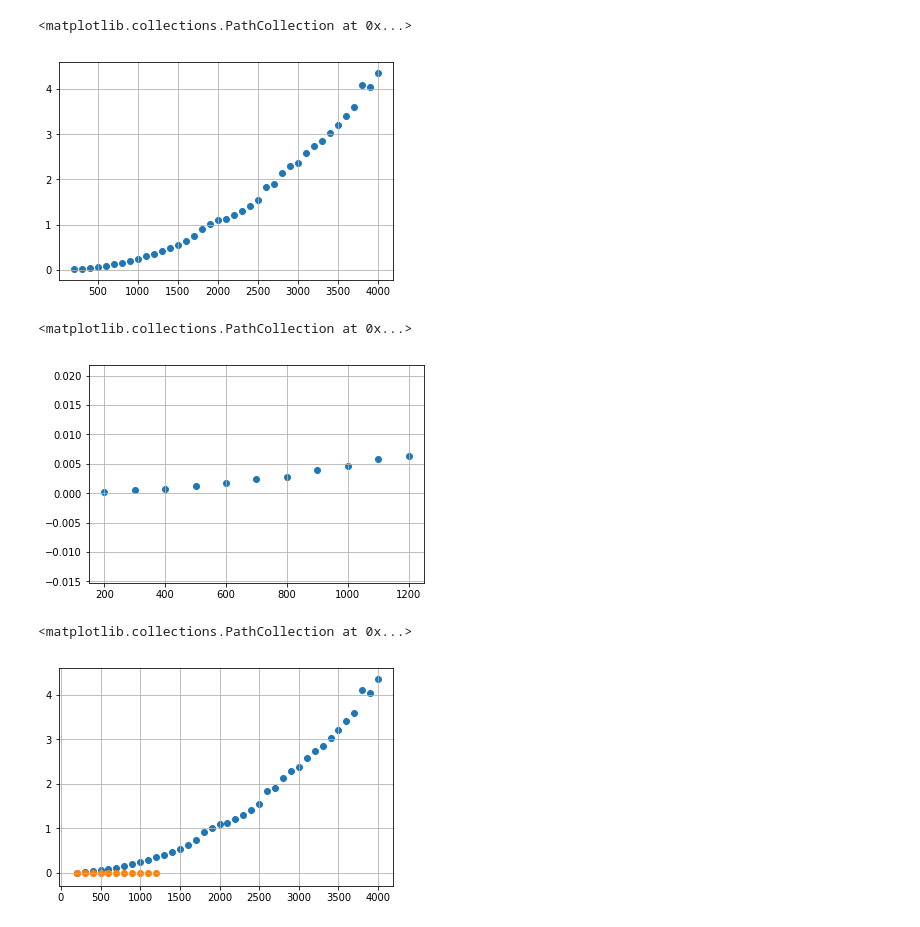
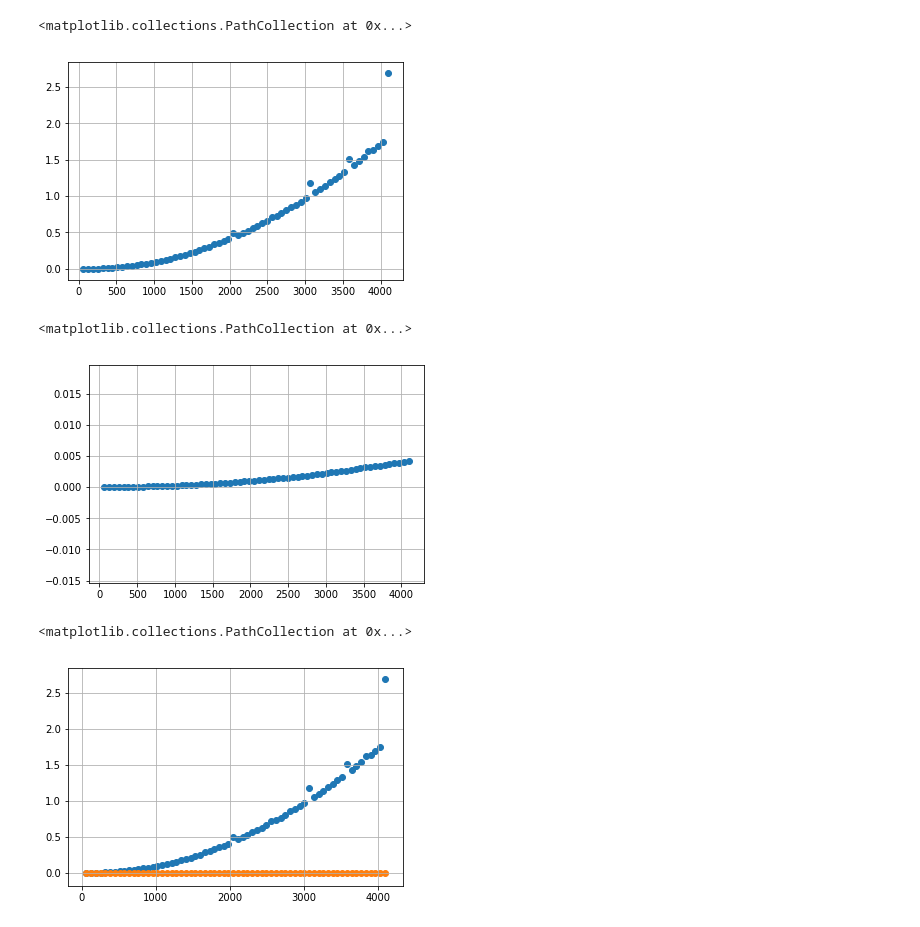
Before and after one commit to AlezM/spatial-games, a Jupyter notebook: Results/Results CPU vs GPU.ipynb, the cells around one changed output. Cells and saved outputs as stored; diff of their text form; code cells hidden in the pictures.

Commit message:
Add new CPU and GPU tests.

```diff
--- a/Results/Results CPU vs GPU.ipynb
+++ b/Results/Results CPU vs GPU.ipynb
@@ -31,0 +12,6 @@ result2_gpu = [
+# %%
+# result = [[size, step_time_second, steps=50], ...]
+test_cpu = np.array([
+    [[64, 0.00045], [128, 0.00145], [192, 0.00325], [256, 0.0059], [320, 0.0091], [384, 0.01325], [448, 0.01795], [512, 0.024], [576, 0.02995], [640, 0.03735], [704, 0.04555], [768, 0.0551], [832, 0.06375001], [896, 0.07445], [960, 0.0855], [1024, 0.1018], [1088, 0.1128], [1152, 0.12805], [1216, 0.142], [1280, 0.1576], [1344, 0.1754], [1408, 0.19425], [1472, 0.2128], [1536, 0.23805], [1600, 0.25495], [1664, 0.2843], [1728, 0.3049], [1792, 0.34225], [1856, 0.36245], [1920, 0.3834], [1984, 0.4084], [2048, 0.49775], [2112, 0.47025], [2176, 0.50145], [2240, 0.52255], [2304, 0.5622], [2368, 0.5906], [2432, 0.62575], [2496, 0.66175], [2560, 0.7158], [2624, 0.72905], [2688, 0.76745], [2752, 0.8045], [2816, 0.8513501], [2880, 0.8829001], [2944, 0.9244], [3008, 0.9658], [3072, 1.17785], [3136, 1.0484], [3200, 1.0909], [3264, 1.1471], [3328, 1.1947], [3392, 1.2319], [3456, 1.29], [3520, 1.3268], [3584, 1.50675], [3648, 1.4187], [3712, 1.47485], [3776, 1.52645], [3840, 1.6118], [3904, 1.6427], [3968, 1.69355], [4032, 1.7506], [4096, 2.6857]],
+    [[64, 0.00045], [128, 0.00145], [192, 0.0033], [256, 0.0059], [320, 0.00905], [384, 0.01315], [448, 0.018], [512, 0.02405], [576, 0.02995], [640, 0.0374], [704, 0.0454], [768, 0.0543], [832, 0.0639], [896, 0.07435001], [960, 0.0856], [1024, 0.10125], [1088, 0.11335], [1152, 0.1291], [1216, 0.1428], [1280, 0.15745], [1344, 0.17695], [1408, 0.196], [1472, 0.2133], [1536, 0.2405], [1600, 0.25465], [1664, 0.28475], [1728, 0.30095], [1792, 0.32935], [1856, 0.35265], [1920, 0.37715], [1984, 0.40435], [2048, 0.48585], [2112, 0.4652], [2176, 0.4928], [2240, 0.52265], [2304, 0.56255], [2368, 0.5895], [2432, 0.6239001], [2496, 0.6606], [2560, 0.7143], [2624, 0.73015], [2688, 0.7687001], [2752, 0.80655], [2816, 0.85255], [2880, 0.88065], [2944, 0.9257001], [3008, 0.9672], [3072, 1.17975], [3136, 1.05085], [3200, 1.0905], [3264, 1.13595], [3328, 1.19725], [3392, 1.2285], [3456, 1.2731], [3520, 1.3258], [3584, 1.5141], [3648, 1.4263], [3712, 1.47685], [3776, 1.54695], [3840, 1.61665], [3904, 1.632], [3968, 1.6864], [4032, 1.74215], [4096, 2.6839]]
+])
@@ -35,25 +26,29 @@ result_gpu = np.array(result2_gpu)
+# %%
+sizes = np.array(range(64, 4097, 64))
+result_cpu = sum(test_cpu[:, :, 1]) / len(test_cpu)
+result_gpu = sum(test_gpu[:, :, 1]) / len(test_gpu)
 # %%
-CPU = result_cpu[:, 1]
-GPU = result_gpu[:, 1]
+CPU = result_cpu
+GPU = result_gpu
 # %%
 plt.grid(True)
-plt.scatter(result_cpu[:, 0], CPU)
+plt.scatter(sizes, CPU)
 # %% [output]
 <matplotlib.collections.PathCollection at 0x...>
-[figure, old version]
+[figure, new version]
 # %%
 plt.grid(True)
-plt.scatter(result_gpu[:, 0], GPU)
+plt.scatter(sizes, GPU)
 # %% [output]
 <matplotlib.collections.PathCollection at 0x...>
-[figure, old version]
+[figure, new version]
 # %%
 plt.grid(True)
-plt.scatter(result_cpu[:, 0], CPU)
-plt.scatter(result_gpu[:, 0], GPU)
+plt.scatter(sizes, CPU)
+plt.scatter(sizes, GPU)
 # %% [output]
 <matplotlib.collections.PathCollection at 0x...>
-[figure, old version]
+[figure, new version]
 # %%
 ratio = [CPU[i]/GPU[i] for i in range(min([len(CPU), len(GPU)]))]
 
```
Also changed, not shown: parts of 6 cells of this notebook.
